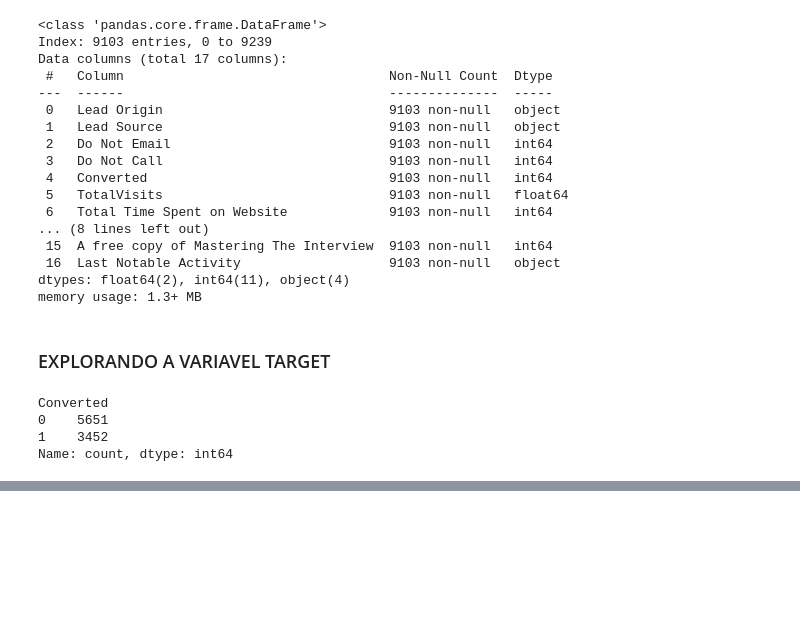
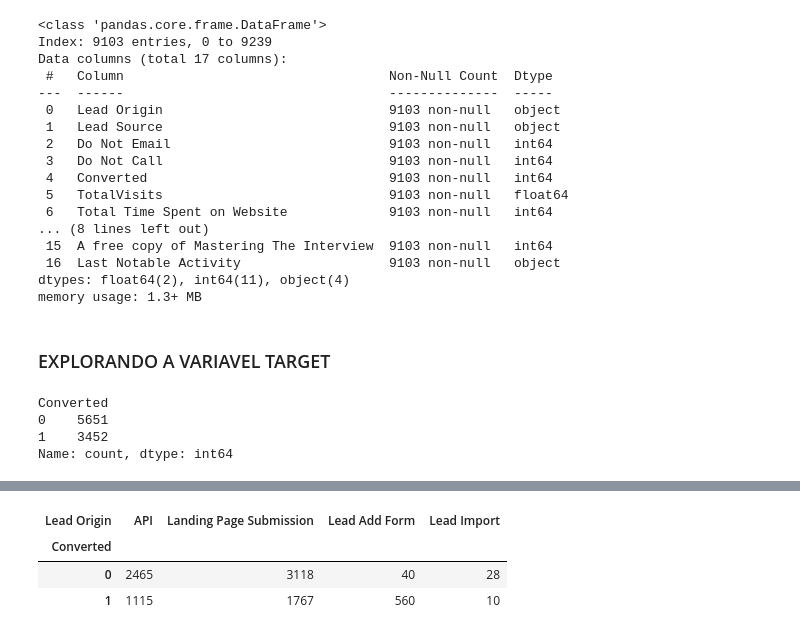
Before and after one commit to brunoramux/ensemble_models, a Jupyter notebook: bagging_classification.ipynb, the cells around one changed output, grey strips where cells are left out. Drawn from its saved outputs; the diff is of its cells as text; code cells hidden in the pictures; blank space fills up the shorter version.

```diff
--- a/bagging_classification.ipynb
+++ b/bagging_classification.ipynb
@@ -484,0 +534,8 @@ fig.show()
+# %%
+contingency_table_lead_origin = pd.crosstab(df_leads['Converted'], df_leads['Lead Origin'])
+contingency_table_lead_origin
+# %% [output]
+| Lead Origin | API | Landing Page Submission | Lead Add Form | Lead Import |
+| Converted |  |  |  |  |
+| 0 | 2465 | 3118 | 40 | 28 |
+| 1 | 1115 | 1767 | 560 | 10 |
```
Also changed, not shown: parts of 25 cells of this notebook.
